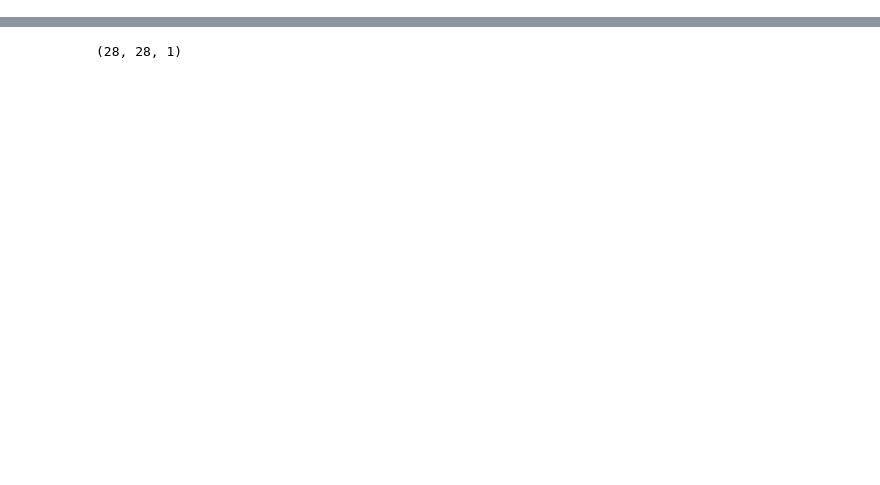
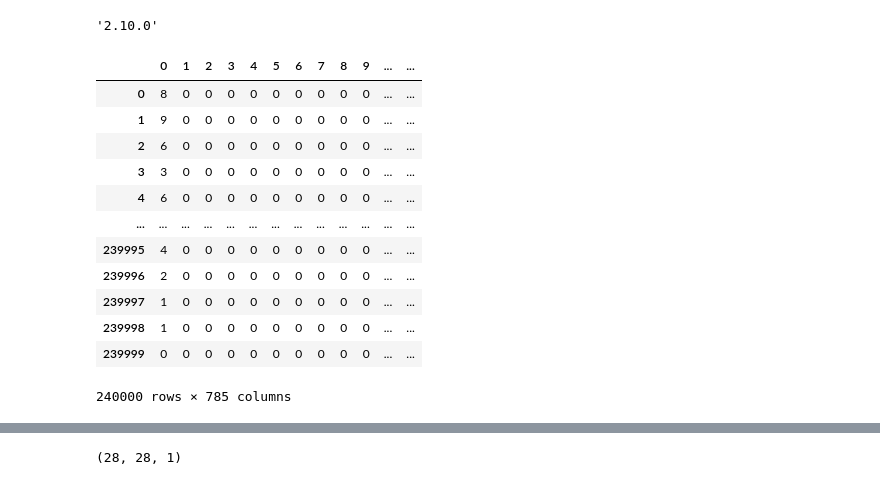
Before and after one commit to Rezas84/CNN, a Jupyter notebook: Digits_rcg_CNN.ipynb, the cells around one changed output, grey strips where cells are left out. Drawn from its saved outputs; the diff is of its cells as text; code cells hidden in the pictures; blank space fills up the shorter version.

```diff
--- a/Digits_rcg_CNN.ipynb
+++ b/Digits_rcg_CNN.ipynb
@@ -1,7 +1,9 @@
 # %%
 import numpy as np
 import matplotlib.pyplot as plt
+import pandas as pd
 import keras
+from sklearn.model_selection import train_test_split
 from keras.models import Sequential
 import seaborn as sns
 from keras.datasets import mnist
@@ -12,3 +14,23 @@ import copy
 from skimage.transform import resize
 from tensorflow.keras.utils import img_to_array
 from tensorflow.keras.utils import load_img
+keras.__version__
+# %% [output]
+'2.10.0'
+# %%
+tr=pd.read_csv("D:\\A.document\\A.opencv\\A.Python\\datasets\\MNIST\\emnist-digits-train.csv",header=None)
+tr
+# %% [output]
+|  | 0 | 1 | 2 | 3 | 4 | 5 | 6 | 7 | 8 | 9 | ... | ... |
+| 0 | 8 | 0 | 0 | 0 | 0 | 0 | 0 | 0 | 0 | 0 | ... | ... |
+| 1 | 9 | 0 | 0 | 0 | 0 | 0 | 0 | 0 | 0 | 0 | ... | ... |
+| 2 | 6 | 0 | 0 | 0 | 0 | 0 | 0 | 0 | 0 | 0 | ... | ... |
+| 3 | 3 | 0 | 0 | 0 | 0 | 0 | 0 | 0 | 0 | 0 | ... | ... |
+| 4 | 6 | 0 | 0 | 0 | 0 | 0 | 0 | 0 | 0 | 0 | ... | ... |
+| ... | ... | ... | ... | ... | ... | ... | ... | ... | ... | ... | ... | ... |
+| 239995 | 4 | 0 | 0 | 0 | 0 | 0 | 0 | 0 | 0 | 0 | ... | ... |
+| 239996 | 2 | 0 | 0 | 0 | 0 | 0 | 0 | 0 | 0 | 0 | ... | ... |
+| 239997 | 1 | 0 | 0 | 0 | 0 | 0 | 0 | 0 | 0 | 0 | ... | ... |
+| 239998 | 1 | 0 | 0 | 0 | 0 | 0 | 0 | 0 | 0 | 0 | ... | ... |
+| 239999 | 0 | 0 | 0 | 0 | 0 | 0 | 0 | 0 | 0 | 0 | ... | ... |
+240000 rows × 785 columns
```
Also changed, not shown: parts of 14 cells of this notebook.
